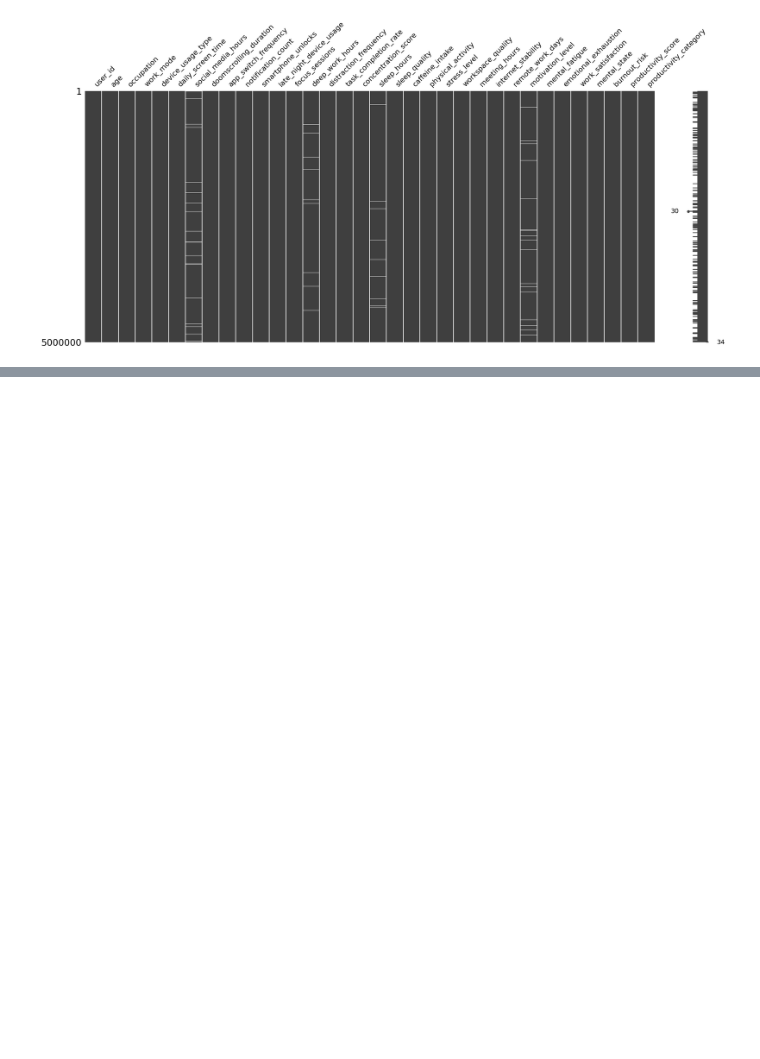
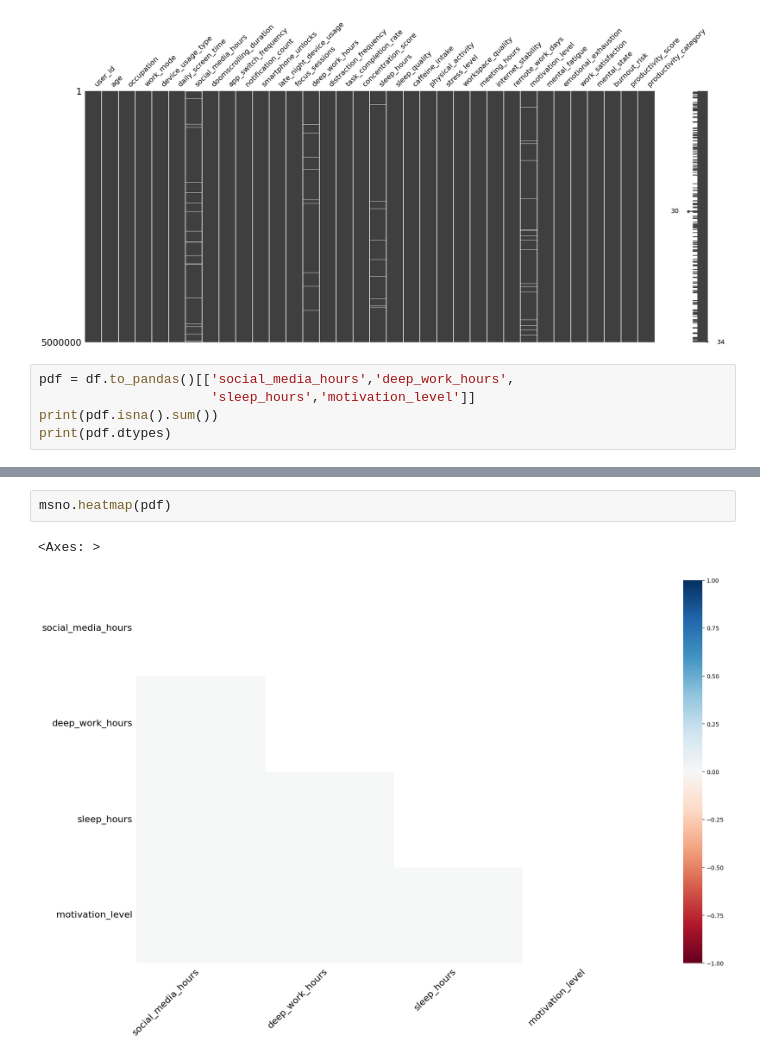
Before and after one commit to NikolaevPetr/burnout_productivity, a Jupyter notebook: polars.ipynb, the cells around one changed output, grey strips where cells are left out. Cells and saved outputs as stored; diff of their text form; blank space fills up the shorter version.

```diff
--- a/polars.ipynb
+++ b/polars.ipynb
@@ -127,3 +129,8 @@ msno.matrix(df.to_pandas())
 # %% [output]
 <Axes: >
 [figure]
+# %%
+pdf = df.to_pandas()[['social_media_hours','deep_work_hours',
+                      'sleep_hours','motivation_level']]
+print(pdf.isna().sum())
+print(pdf.dtypes)
@@ -129,0 +148,5 @@ msno.matrix(df.to_pandas())
+# %%
+msno.heatmap(pdf)
+# %% [output]
+<Axes: >
+[figure, added]
```
Also changed, not shown: parts of 21 cells of this notebook.
